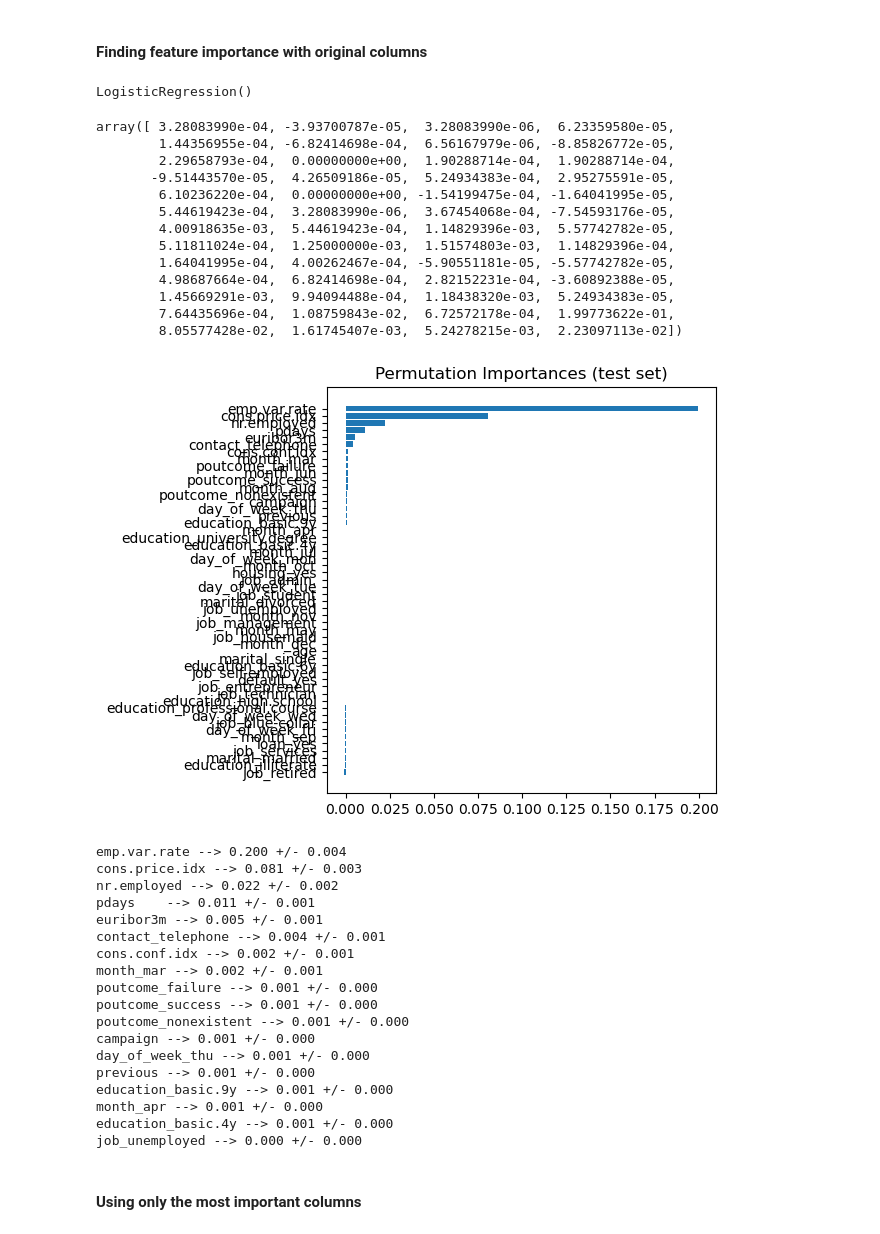
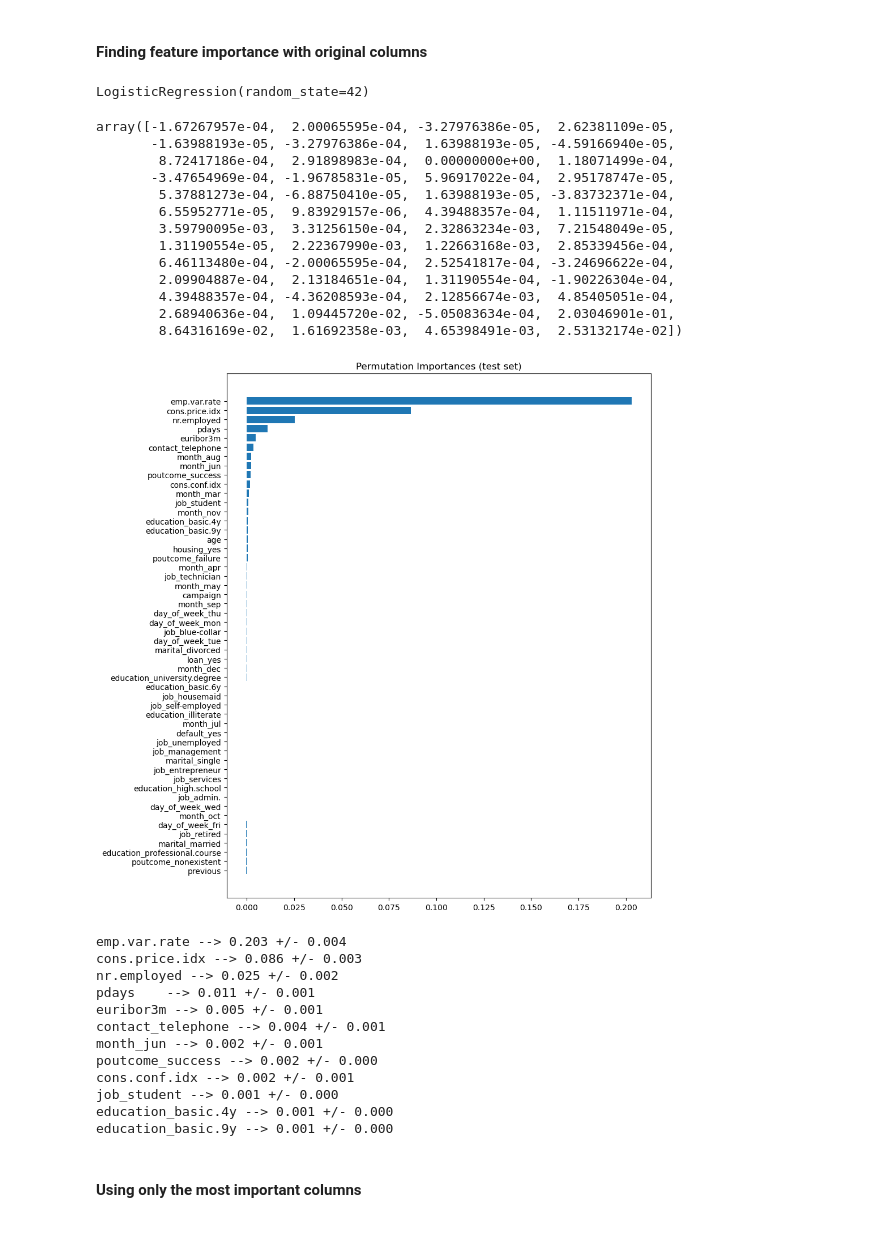
Before and after one commit to archana-rg/ml-practical-apps, a Jupyter notebook: classifiers_perf/classifiers_performance.ipynb, the cells around one changed output. Drawn from its saved outputs; the diff is of its cells as text; code cells hidden in the pictures.

```diff
--- a/classifiers_perf/classifiers_performance.ipynb
+++ b/classifiers_perf/classifiers_performance.ipynb
@@ -455,9 +444,2 @@ Data columns (total 53 columns):
 dtypes: float64(49), int64(4)
 memory usage: 12.6 MB
-# %%
-'''le = LabelEncoder()
-df_transformed['job'] = le.fit_transform(df_transformed['job'])
-df_transformed['education'] = le.fit_transform(df_transformed['education'])
-df_transformed['day_of_week'] = le.fit_transform(df_transformed['day_of_week'])
-df_transformed['month'] = le.fit_transform(df_transformed['month'])
-df_transformed.info()'''
@@ -723,10 +703,10 @@ Now that we have some basic models on the board, we want to try to improve these
 # %%
 X_train_prepped = pd.DataFrame(StandardScaler().fit_transform(X_train))
 X_test_prepped = pd.DataFrame(StandardScaler().fit_transform(X_test))
-model = LogisticRegression()
+model = LogisticRegression(random_state=42)
 model.fit(X_train_prepped, y_train)
 # %% [output]
-LogisticRegression()
+LogisticRegression(random_state=42)
 # %%
 r = permutation_importance(model, X_test_prepped, y_test,
                             n_repeats=50,
@@ -734,30 +714,30 @@ r = permutation_importance(model, X_test_prepped, y_test,
 
 r.importances_mean
 # %% [output]
-array([ 3.28083990e-04, -3.93700787e-05,  3.28083990e-06,  6.23359580e-05,
-        1.44356955e-04, -6.82414698e-04,  6.56167979e-06, -8.85826772e-05,
-        2.29658793e-04,  0.00000000e+00,  1.90288714e-04,  1.90288714e-04,
-       -9.51443570e-05,  4.26509186e-05,  5.24934383e-04,  2.95275591e-05,
-        6.10236220e-04,  0.00000000e+00, -1.54199475e-04, -1.64041995e-05,
-        5.44619423e-04,  3.28083990e-06,  3.67454068e-04, -7.54593176e-05,
-        4.00918635e-03,  5.44619423e-04,  1.14829396e-03,  5.57742782e-05,
-        5.11811024e-04,  1.25000000e-03,  1.51574803e-03,  1.14829396e-04,
-        1.64041995e-04,  4.00262467e-04, -5.90551181e-05, -5.57742782e-05,
-        4.98687664e-04,  6.82414698e-04,  2.82152231e-04, -3.60892388e-05,
-        1.45669291e-03,  9.94094488e-04,  1.18438320e-03,  5.24934383e-05,
-        7.64435696e-04,  1.08759843e-02,  6.72572178e-04,  1.99773622e-01,
-        8.05577428e-02,  1.61745407e-03,  5.24278215e-03,  2.23097113e-02])
+array([-1.67267957e-04,  2.00065595e-04, -3.27976386e-05,  2.62381109e-05,
+       -1.63988193e-05, -3.27976386e-04,  1.63988193e-05, -4.59166940e-05,
+        8.72417186e-04,  2.91898983e-04,  0.00000000e+00,  1.18071499e-04,
+       -3.47654969e-04, -1.96785831e-05,  5.96917022e-04,  2.95178747e-05,
+        5.37881273e-04, -6.88750410e-05,  1.63988193e-05, -3.83732371e-04,
+        6.55952771e-05,  9.83929157e-06,  4.39488357e-04,  1.11511971e-04,
+        3.59790095e-03,  3.31256150e-04,  2.32863234e-03,  7.21548049e-05,
+        1.31190554e-05,  2.22367990e-03,  1.22663168e-03,  2.85339456e-04,
+        6.46113480e-04, -2.00065595e-04,  2.52541817e-04, -3.24696622e-04,
+        2.09904887e-04,  2.13184651e-04,  1.31190554e-04, -1.90226304e-04,
+        4.39488357e-04, -4.36208593e-04,  2.12856674e-03,  4.85405051e-04,
+        2.68940636e-04,  1.09445720e-02, -5.05083634e-04,  2.03046901e-01,
+        8.64316169e-02,  1.61692358e-03,  4.65398491e-03,  2.53132174e-02])
 # %%
 sorted_idx = r.importances_mean.argsort()
 
-fig, ax = plt.subplots()
+fig, ax = plt.subplots(figsize=(10,10))
 ax.barh(X_train.columns[sorted_idx], r.importances[sorted_idx].mean(axis=1).T)
 ax.set_title("Permutation Importances (test set)")
 fig.tight_layout()
 fig.savefig('ImportanceForDegree1.png')
 plt.show()
 # %% [output]
-[figure, old version]
+[figure, new version]
 # %%
 imp_cols = []
 for i in r.importances_mean.argsort()[::-1]:
@@ -767,24 +747,18 @@ for i in r.importances_mean.argsort()[::-1]:
                f"{r.importances_mean[i]:.3f}"
                f" +/- {r.importances_std[i]:.3f}")
 # %% [output]
-emp.var.rate --> 0.200 +/- 0.004
-cons.price.idx --> 0.081 +/- 0.003
-nr.employed --> 0.022 +/- 0.002
+emp.var.rate --> 0.203 +/- 0.004
+cons.price.idx --> 0.086 +/- 0.003
+nr.employed --> 0.025 +/- 0.002
 pdays    --> 0.011 +/- 0.001
 euribor3m --> 0.005 +/- 0.001
 contact_telephone --> 0.004 +/- 0.001
+month_jun --> 0.002 +/- 0.001
+poutcome_success --> 0.002 +/- 0.000
 cons.conf.idx --> 0.002 +/- 0.001
-month_mar --> 0.002 +/- 0.001
-poutcome_failure --> 0.001 +/- 0.000
-poutcome_success --> 0.001 +/- 0.000
-poutcome_nonexistent --> 0.001 +/- 0.000
-campaign --> 0.001 +/- 0.000
-day_of_week_thu --> 0.001 +/- 0.000
-previous --> 0.001 +/- 0.000
+job_student --> 0.001 +/- 0.000
+education_basic.4y --> 0.001 +/- 0.000
 education_basic.9y --> 0.001 +/- 0.000
-month_apr --> 0.001 +/- 0.000
-education_basic.4y --> 0.001 +/- 0.000
-job_unemployed --> 0.000 +/- 0.000
 # %% [markdown]
 #### Using only the most important columns
 # %%
```
Also changed, not shown: parts of 68 cells of this notebook, 1 other file.
